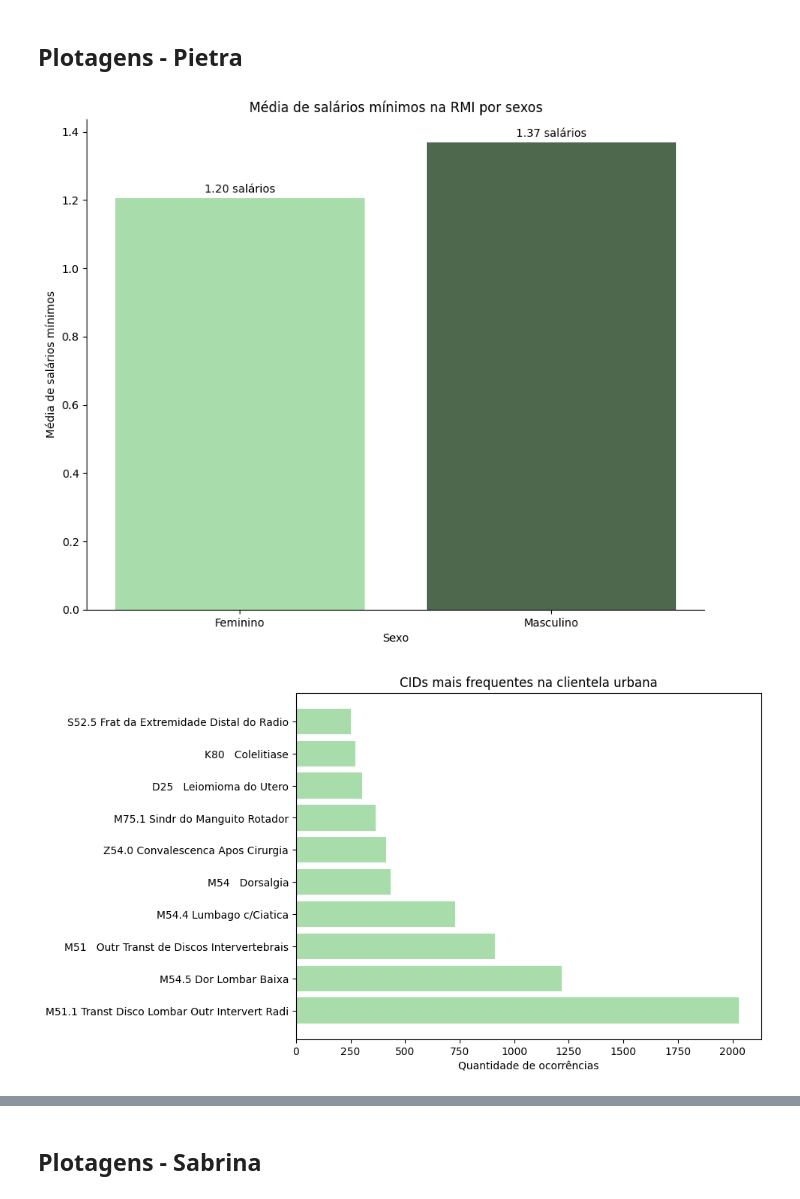
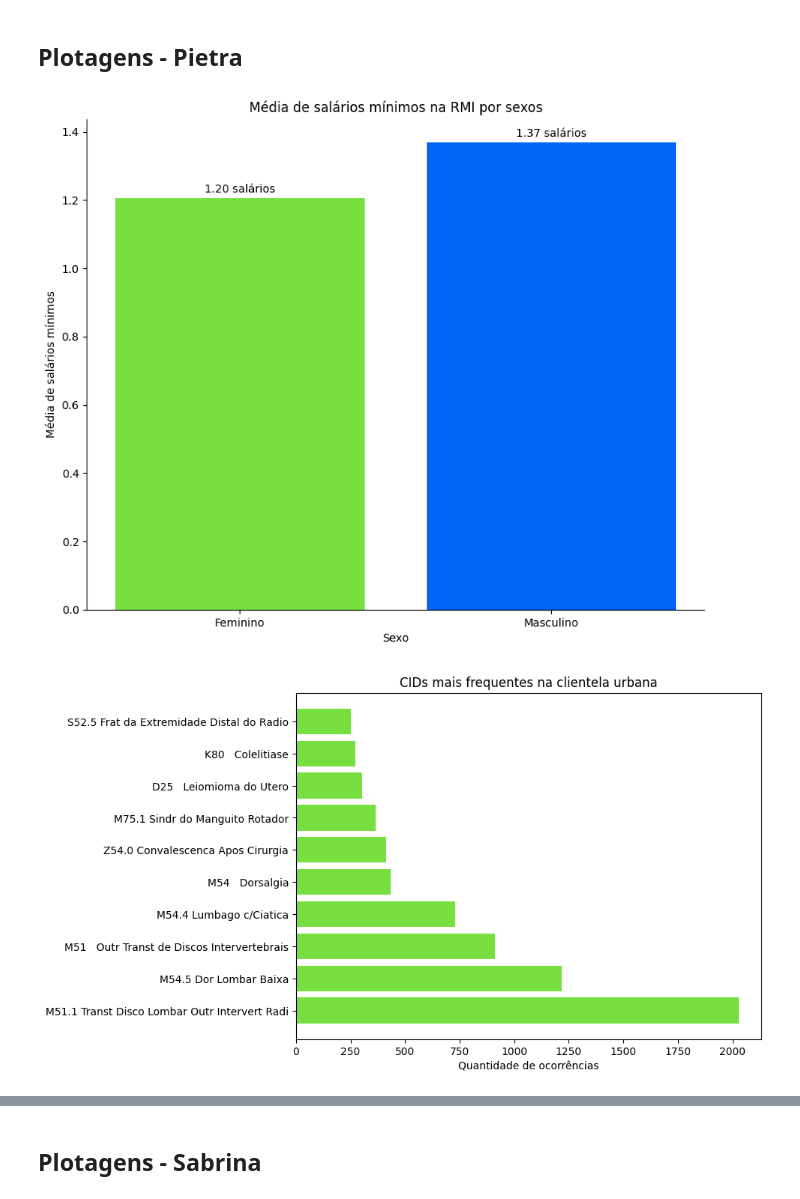
Before and after one commit to Estressei/ProjetoTrilhaDados, a Jupyter notebook: main.ipynb, the cells around one changed output, grey strips where cells are left out. Drawn from its saved outputs; the diff is of its cells as text; code cells hidden in the pictures.

```diff
--- a/main.ipynb
+++ b/main.ipynb
@@ -31,28 +34,28 @@ populacao.head()
 # %%
 #pega a linha onde sexo = feminino e depois pega a quant de salarios dessas linhas
 media_fem = auxilios.loc[auxilios['Sexo'] == 'Feminino', 'Quant salarios minimos na RMI'].mean()
 media_masc = auxilios.loc[auxilios['Sexo'] == 'Masculino', 'Quant salarios minimos na RMI'].mean()
 
 diferenca = abs(media_fem - media_masc)
 
 fig, ax = plt.subplots(figsize=(10, 8))
 
 barras = ax.bar(['Feminino', 'Masculino'],
     [media_fem, media_masc],
-    color=['#A8DCAB', '#4E684E']
+    color=['#77DF40', '#0064F5']
 )
 
 ax.set_title('Média de salários mínimos na RMI por sexos')
 ax.set_xlabel('Sexo')
 ax.set_ylabel('Média de salários mínimos')
 ax.bar_label(barras, fmt='%.2f salários', padding=3)
 
 ax.spines['top'].set_visible(False) #borda
 ax.spines['right'].set_visible(False)
 
 plt.show()
 # %% [output]
-[figure, old version]
+[figure, new version]
 # %%
 #filtrando e tirando os cid 'vazios'
 cli_urbana = auxilios.loc[auxilios['Clientela'] == 'Rural', 'CID']
@@ -62,14 +65,14 @@ contagem = cli_urbana.value_counts().head(10)
 plt.figure(figsize=(8,6))
 plt.barh(contagem.index,
         contagem.values,
-        color='#A8DCAB'
+        color='#77DF40'
         )
 plt.title('CIDs mais frequentes na clientela urbana')
 plt.xlabel('Quantidade de ocorrências')
 
 plt.show()
 # %% [output]
-[figure, old version]
+[figure, new version]
 # %%
 proporcao = (auxilios.groupby('UF')['Forma Filiação'] #agrupa por uf, pega a coluna forma filiação
                         .value_counts(normalize=True) #normaliza para retornar as proporções
```
Also changed, not shown: parts of 7 cells of this notebook, 1 other file.
